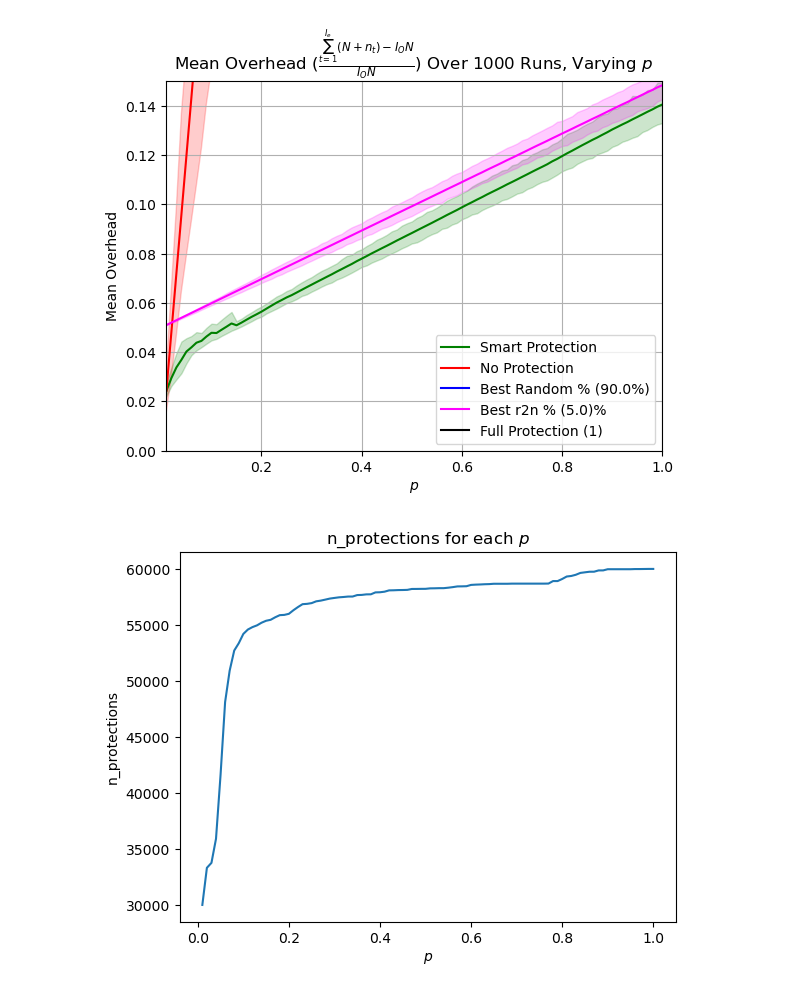
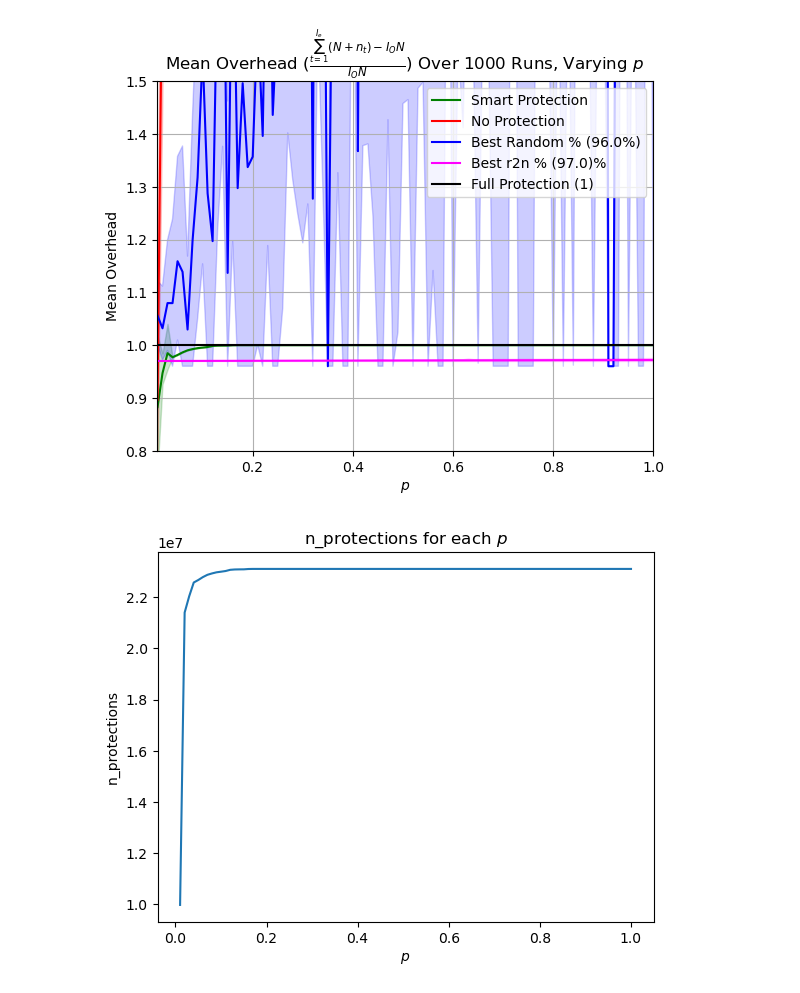
Before and after one commit to DanielRJohnson/Dynamic-Selective-Protection, a Jupyter notebook: analyses/overhead_analysis.ipynb, the cells around one changed output. Drawn from its saved outputs; the diff is of its cells as text; code cells hidden in the pictures.

Commit message:
add analyses for vanbody 200-100

```diff
--- a/analyses/overhead_analysis.ipynb
+++ b/analyses/overhead_analysis.ipynb
@@ -10,8 +10,16 @@ import seaborn as sns
 from scipy.sparse.linalg import norm
 from io_utils import load_models, load_matrices_from_dir
 # %%
-matrix = "raefsky4"
-df = pd.read_csv(f"data/{matrix}_1000.csv")
+test_data_sizes = {
+    "bcsstk18": 1000,
+    "cbuckle": 1000,
+    "ct20stif": 1000,
+    "raefsky4": 1000,
+    "vanbody": 100
+}
+
+matrix = "vanbody"
+df = pd.read_csv(f"data/{matrix}_{test_data_sizes[matrix]}.csv")
 errorfree_iterations = df["errorfree_iterations"][0]  # all the same
 n_rows = df["n_rows"][0]  # all the same
 df.head()
@@ -181,26 +190,26 @@ r2n_df = make_p_overhead_dataframe(r2n_overheads_by_p)
 # %%
 sns.lineplot(prot_df, x="p", y="overhead",
          label="Smart Protection", c="green")
 sns.lineplot(nonprot_df, x="p", y="overhead",
              label="No Protection", c="red")
 sns.lineplot(rand_df, x="p", y="overhead",
              label=f"Best Random % ({best_random_percentage * 100}%)", c="blue")
 sns.lineplot(r2n_df, x="p", y="overhead",
              label=f"Best r2n % ({best_r2n_percentage * 100})%", c="magenta")
 plt.plot(ps, [1] * len(ps), label="Full Protection (1)", c="black")
 
 plt.xlabel("$p$")
 plt.ylabel("Mean Overhead")
 overhead_formula = r"$ \frac{\sum_{t=1}^{I_e}(N + n_t) - I_ON}{I_ON} $"
 plt.title(f"Mean Overhead ({overhead_formula}) Over 1000 Runs, Varying $p$ ")
 plt.legend()
 plt.grid()
 plt.xlim(0.01, 1)
-plt.ylim(0, 0.15)
+plt.ylim(0.8, 1.5)
 plt.savefig(f"./figures/{matrix}/mean_overheads.png")
 plt.show()
 # %% [output]
-[figure, old version]
+[figure, new version]
 # %%
 n_prots_per_p = []
 
@@ -215,4 +224,4 @@ plt.xlabel("$p$")
 plt.ylabel("n_protections")
 plt.show()
 # %% [output]
-[figure, old version]
+[figure, new version]
```
Also changed, not shown: parts of 5 cells of this notebook, 15 other files.
